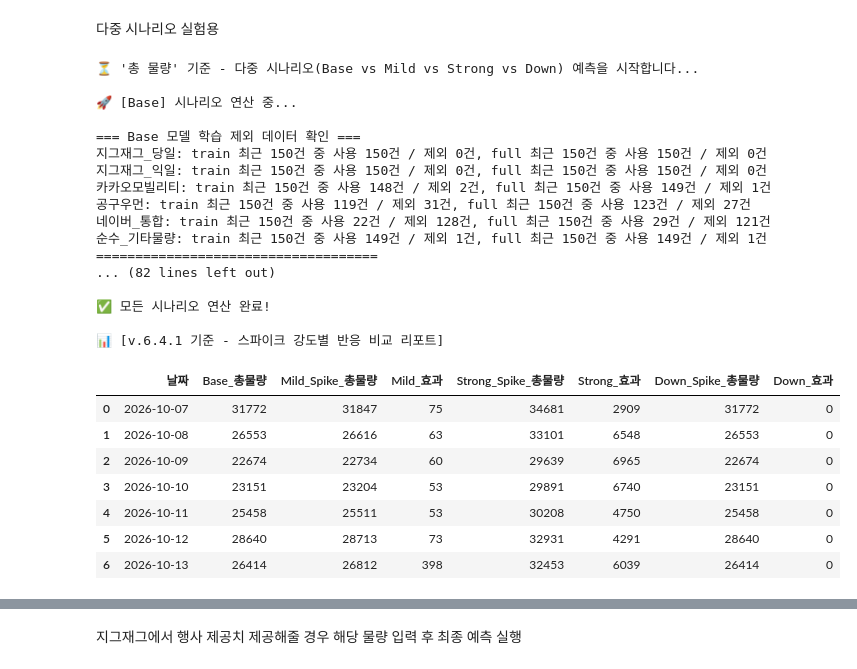
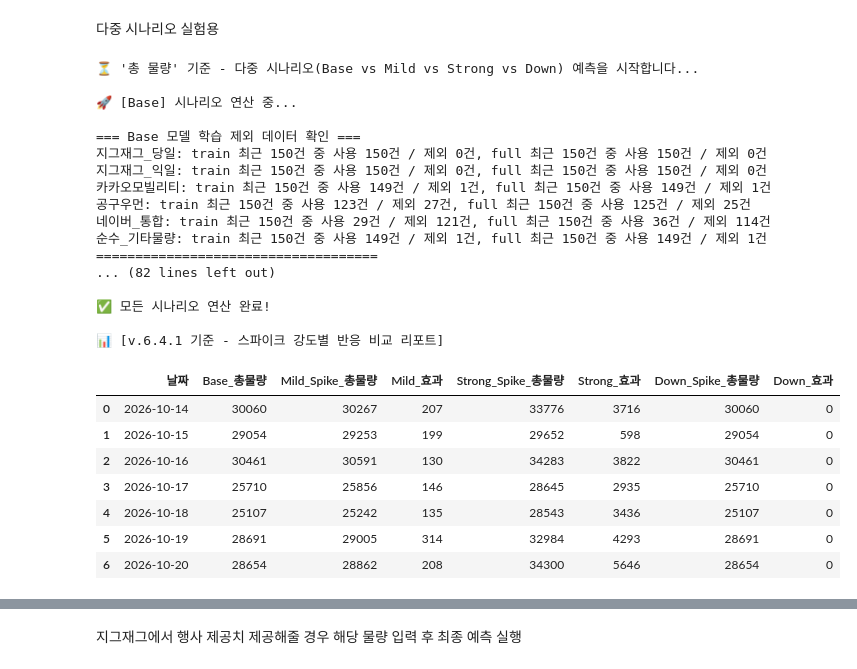
Before and after one commit to ds-sujin/forecasting_new, a Jupyter notebook: forecasting_demo_v6.4.1.ipynb, the cells around one changed output, grey strips where cells are left out. Saved outputs shown, nothing was run; the diff lists cells and outputs as text; code cells hidden in the pictures.

```diff
--- a/forecasting_demo_v6.4.1.ipynb
+++ b/forecasting_demo_v6.4.1.ipynb
@@ -1553,7 +1553,7 @@ print("⏳ '총 물량' 기준 - 다중 시나리오(Base vs Mild vs Strong vs D
 # ----------------------------------------------------------
 # 1. 테스트할 가상의 스파이크 날짜 설정
 # ----------------------------------------------------------
-test_spike_dates = ["2026-10-07", "2026-10-08", "2026-10-09", "2026-10-10", "2026-10-11", "2026-10-12", "2026-10-13"]
+test_spike_dates = ["2026-10-14", "2026-10-15", "2026-10-16", "2026-10-17", "2026-10-18", "2026-10-19", "2026-10-20"]
 
 # ----------------------------------------------------------
 # 2. 시나리오 딕셔너리 생성 (총 물량 및 주요 타겟에 일괄 적용)
@@ -1628,43 +1628,43 @@ comparison_df['Mild_효과'] = comparison_df['Mild_Spike_총물량'] - compariso
 comparison_df['Strong_효과'] = comparison_df['Strong_Spike_총물량'] - comparison_df['Base_총물량']
 comparison_df['Down_효과'] = comparison_df['Down_Spike_총물량'] - comparison_df['Base_총물량']
 
 # 보기 좋게 컬럼 재배치
 comparison_df = comparison_df[[
     '날짜',
     'Base_총물량',
     'Mild_Spike_총물량', 'Mild_효과',
     'Strong_Spike_총물량', 'Strong_효과',
     'Down_Spike_총물량', 'Down_효과'
 ]]
 
 print("📊 [v.6.4.1 기준 - 스파이크 강도별 반응 비교 리포트]")
 display(comparison_df)
 # %% [output]
 ⏳ '총 물량' 기준 - 다중 시나리오(Base vs Mild vs Strong vs Down) 예측을 시작합니다...
 
 🚀 [Base] 시나리오 연산 중...
 
 === Base 모델 학습 제외 데이터 확인 ===
 지그재그_당일: train 최근 150건 중 사용 150건 / 제외 0건, full 최근 150건 중 사용 150건 / 제외 0건
 지그재그_익일: train 최근 150건 중 사용 150건 / 제외 0건, full 최근 150건 중 사용 150건 / 제외 0건
-카카오모빌리티: train 최근 150건 중 사용 148건 / 제외 2건, full 최근 150건 중 사용 149건 / 제외 1건
-공구우먼: train 최근 150건 중 사용 119건 / 제외 31건, full 최근 150건 중 사용 123건 / 제외 27건
-네이버_통합: train 최근 150건 중 사용 22건 / 제외 128건, full 최근 150건 중 사용 29건 / 제외 121건
+카카오모빌리티: train 최근 150건 중 사용 149건 / 제외 1건, full 최근 150건 중 사용 149건 / 제외 1건
+공구우먼: train 최근 150건 중 사용 123건 / 제외 27건, full 최근 150건 중 사용 125건 / 제외 25건
+네이버_통합: train 최근 150건 중 사용 29건 / 제외 121건, full 최근 150건 중 사용 36건 / 제외 114건
 순수_기타물량: train 최근 150건 중 사용 149건 / 제외 1건, full 최근 150건 중 사용 149건 / 제외 1건
 ====================================
 ... (82 lines left out)
 
 ✅ 모든 시나리오 연산 완료!
 
 📊 [v.6.4.1 기준 - 스파이크 강도별 반응 비교 리포트]
 |  | 날짜 | Base_총물량 | Mild_Spike_총물량 | Mild_효과 | Strong_Spike_총물량 | Strong_효과 | Down_Spike_총물량 | Down_효과 |
-| 0 | 2026-10-07 | 31772 | 31847 | 75 | 34681 | 2909 | 31772 | 0 |
-| 1 | 2026-10-08 | 26553 | 26616 | 63 | 33101 | 6548 | 26553 | 0 |
-| 2 | 2026-10-09 | 22674 | 22734 | 60 | 29639 | 6965 | 22674 | 0 |
-| 3 | 2026-10-10 | 23151 | 23204 | 53 | 29891 | 6740 | 23151 | 0 |
-| 4 | 2026-10-11 | 25458 | 25511 | 53 | 30208 | 4750 | 25458 | 0 |
-| 5 | 2026-10-12 | 28640 | 28713 | 73 | 32931 | 4291 | 28640 | 0 |
-| 6 | 2026-10-13 | 26414 | 26812 | 398 | 32453 | 6039 | 26414 | 0 |
+| 0 | 2026-10-14 | 30060 | 30267 | 207 | 33776 | 3716 | 30060 | 0 |
+| 1 | 2026-10-15 | 29054 | 29253 | 199 | 29652 | 598 | 29054 | 0 |
+| 2 | 2026-10-16 | 30461 | 30591 | 130 | 34283 | 3822 | 30461 | 0 |
+| 3 | 2026-10-17 | 25710 | 25856 | 146 | 28645 | 2935 | 25710 | 0 |
+| 4 | 2026-10-18 | 25107 | 25242 | 135 | 28543 | 3436 | 25107 | 0 |
+| 5 | 2026-10-19 | 28691 | 29005 | 314 | 32984 | 4293 | 28691 | 0 |
+| 6 | 2026-10-20 | 28654 | 28862 | 208 | 34300 | 5646 | 28654 | 0 |
 # %%
 # ==========================================================
 # [v.6.4.1] Cell 5. 최종 시나리오 확정 및 총 물량 예측 결과 저장
```
Also changed, not shown: parts of 5 cells of this notebook, 20 other files.
